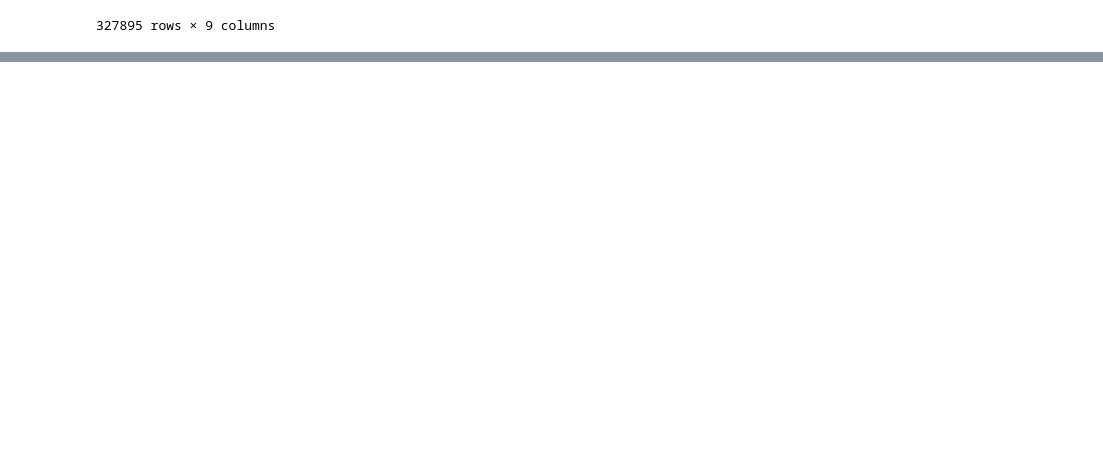
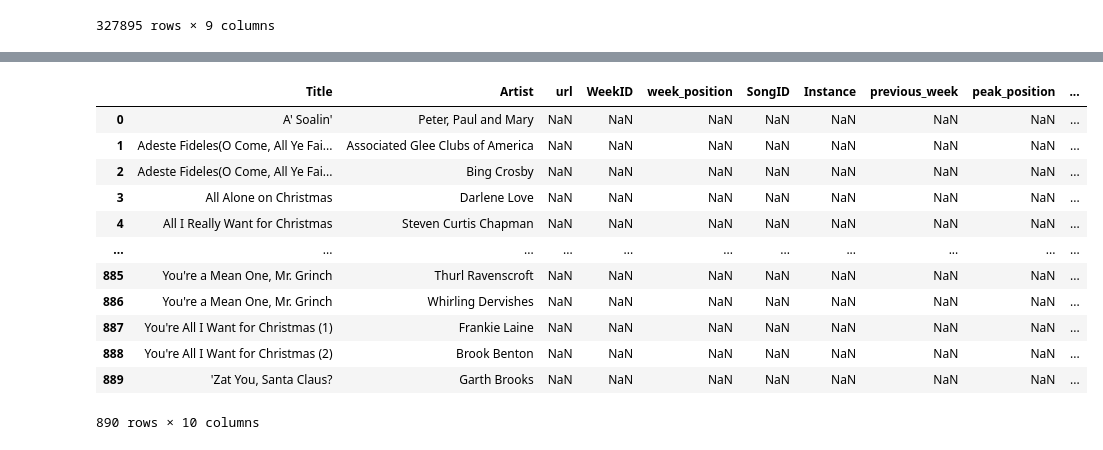
Before and after one commit to ejwallace18/WinterDataLand, a Jupyter notebook: Resources/Clean_ Dataset.ipynb, the cells around one changed output, grey strips where cells are left out. Drawn from its saved outputs; the diff is of its cells as text; code cells hidden in the pictures; blank space fills up the shorter version.

```diff
--- a/Resources/Clean_ Dataset.ipynb
+++ b/Resources/Clean_ Dataset.ipynb
@@ -126,3 +116,12 @@ Top100_df.drop(columns= ['url'])
 | 327893 | 9/29/1973 | 22 | Here I Am Come & Take Me | Al Green | Here I Am Come & Take MeAl Green | 1 | 16.0 | 10 | ... |
 | 327894 | 11/28/2020 | 22 | Hawai | Maluma & The Weeknd | HawaiMaluma & The Weeknd | 1 | 12.0 | 12 | ... |
 327895 rows × 9 columns
+# %%
+# rename columns
+Top100_df = Top100_df.rename(columns={'Week Position': 'week_position',
+                                      'Performer': 'Artist',
+                                      'Song': 'Title',
+                            'Previous Week Position': 'previous_week',
+                          'Peak Position': 'peak_position',
+                          'Weeks on Chart': 'total_weeks'})
+Top100_df.head()
@@ -128,0 +135,18 @@ Top100_df.drop(columns= ['url'])
+# %%
+# merge table of top_100 and carol merged on song and artist
+merged_xmas = pd.merge(carol_df, Top100_df,  on=['Title', 'Artist'], how='left')
+merged_xmas
+# %% [output]
+|  | Title | Artist | url | WeekID | week_position | SongID | Instance | previous_week | peak_position | ... |
+| 0 | A' Soalin' | Peter, Paul and Mary | NaN | NaN | NaN | NaN | NaN | NaN | NaN | ... |
+| 1 | Adeste Fideles(O Come, All Ye Fai... | Associated Glee Clubs of America | NaN | NaN | NaN | NaN | NaN | NaN | NaN | ... |
+| 2 | Adeste Fideles(O Come, All Ye Fai... | Bing Crosby | NaN | NaN | NaN | NaN | NaN | NaN | NaN | ... |
+| 3 | All Alone on Christmas | Darlene Love | NaN | NaN | NaN | NaN | NaN | NaN | NaN | ... |
+| 4 | All I Really Want for Christmas | Steven Curtis Chapman | NaN | NaN | NaN | NaN | NaN | NaN | NaN | ... |
+| ... | ... | ... | ... | ... | ... | ... | ... | ... | ... | ... |
+| 885 | You're a Mean One, Mr. Grinch | Thurl Ravenscroft | NaN | NaN | NaN | NaN | NaN | NaN | NaN | ... |
+| 886 | You're a Mean One, Mr. Grinch | Whirling Dervishes | NaN | NaN | NaN | NaN | NaN | NaN | NaN | ... |
+| 887 | You're All I Want for Christmas (1) | Frankie Laine | NaN | NaN | NaN | NaN | NaN | NaN | NaN | ... |
+| 888 | You're All I Want for Christmas (2) | Brook Benton | NaN | NaN | NaN | NaN | NaN | NaN | NaN | ... |
+| 889 | 'Zat You, Santa Claus? | Garth Brooks | NaN | NaN | NaN | NaN | NaN | NaN | NaN | ... |
+890 rows × 10 columns
```
Also changed, not shown: parts of 12 cells of this notebook, 3 other files.
